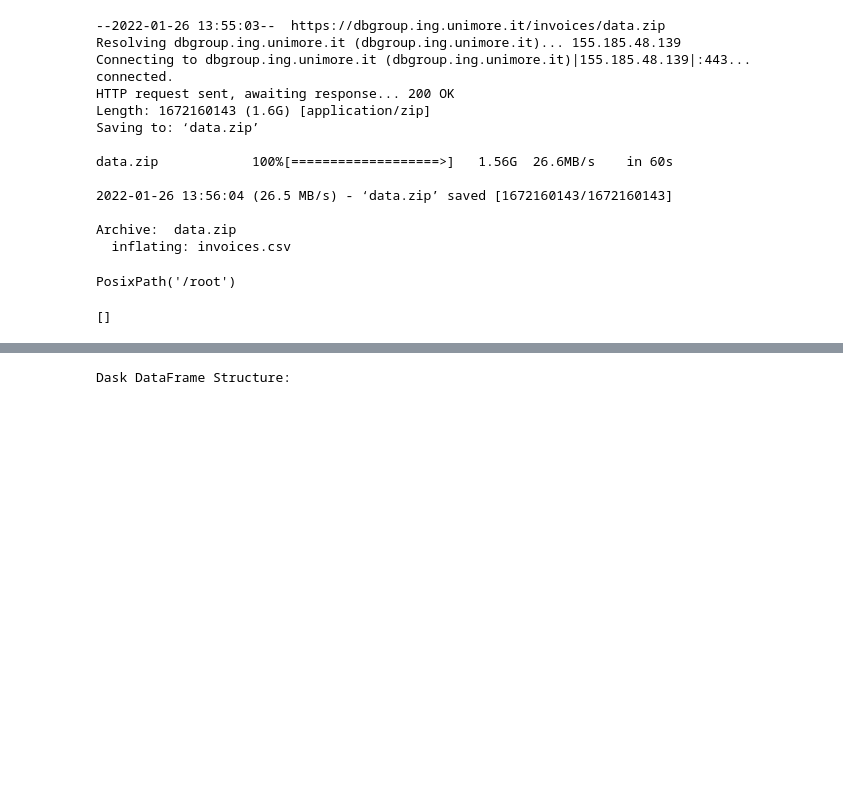
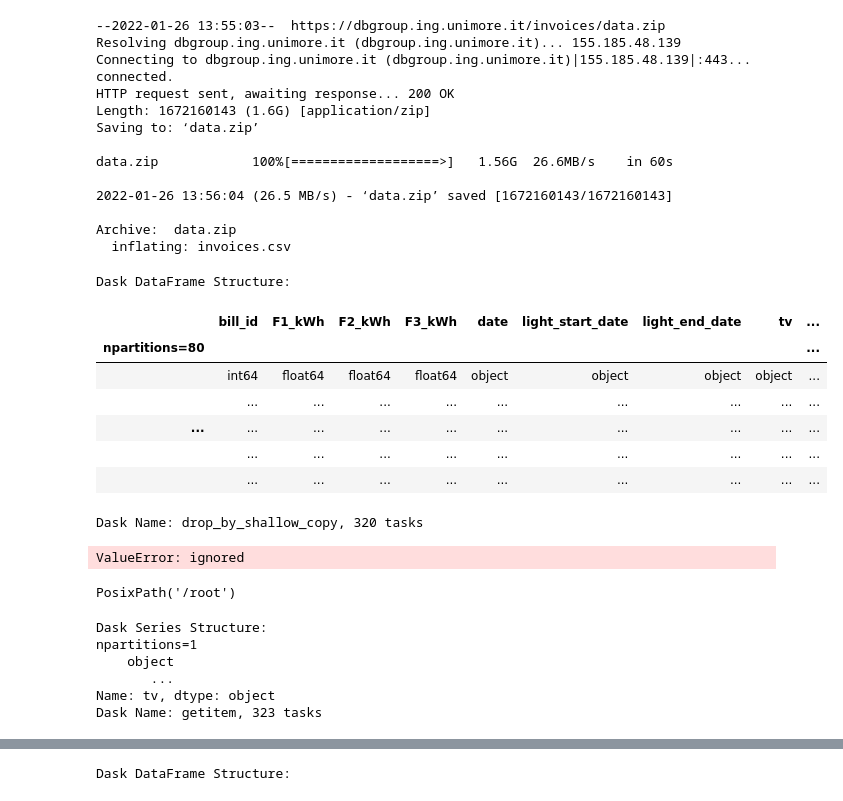
Before and after one commit to DSolerte/DataAnalysis_DaskProject, a Jupyter notebook: Trigiante_Solerte.ipynb, the cells around one changed output, grey strips where cells are left out. Drawn from its saved outputs; the diff is of its cells as text; code cells hidden in the pictures; blank space fills up the shorter version.

Commit message:
Tv problem mismatch

```diff
--- a/Trigiante_Solerte.ipynb
+++ b/Trigiante_Solerte.ipynb
@@ -513,0 +522,17 @@ invoices = dd.read_csv('/content/invoices.csv', dtype={'billing_frequency': 'str
+# %%
+invoices = dd.read_csv('/content/invoices.csv', dtype={'billing_frequency': 'string', 'gas_offer': 'float64', 'city':'string'}, low_memory=False)
+utilities = invoices[['user_code', 'customer_code', 'city', 'address']]
+customers = invoices[['user_code', 'nominative', 'sex', 'age']]
+invoices = invoices.drop(labels=['user_code', 'customer_code', 'city', 'address', 'nominative', 'sex', 'age'], axis=1)
+invoices
+#(14,15,29,30,31,32,33,36) mixed type
+# %% [output]
+Dask DataFrame Structure:
+|  | bill_id | F1_kWh | F2_kWh | F3_kWh | date | light_start_date | light_end_date | tv | ... |
+| npartitions=80 |  |  |  |  |  |  |  |  | ... |
+|  | int64 | float64 | float64 | float64 | object | object | object | object | ... |
+|  | ... | ... | ... | ... | ... | ... | ... | ... | ... |
+| ... | ... | ... | ... | ... | ... | ... | ... | ... | ... |
+|  | ... | ... | ... | ... | ... | ... | ... | ... | ... |
+|  | ... | ... | ... | ... | ... | ... | ... | ... | ... |
+Dask Name: drop_by_shallow_copy, 320 tasks
@@ -514,3 +542,9 @@ invoices = dd.read_csv('/content/invoices.csv', dtype={'billing_frequency': 'str
+# %%
+invoices['tv'] = invoices['tv'].replace(',', '.')
+invoices['tv'] = invoices['tv'].astype(float)
+invoices['tv'].head()
+# %% [output]
+ValueError: ignored
 # %%
 from pathlib import Path
 
@@ -520,7 +554,15 @@ path
 PosixPath('/root')
 # %%
 MyBase = BaseDfBench(invoices)
-prova = MyBase.find_mismatched_dtypes()
-prova
+format = {
+    'tv': float
+}
+prova = MyBase.change_num_format(format)
+prova.tv
 # %% [output]
-[]
+Dask Series Structure:
+npartitions=1
+    object
+       ...
+Name: tv, dtype: object
+Dask Name: getitem, 323 tasks
```
Also changed, not shown: parts of 9 cells of this notebook.
